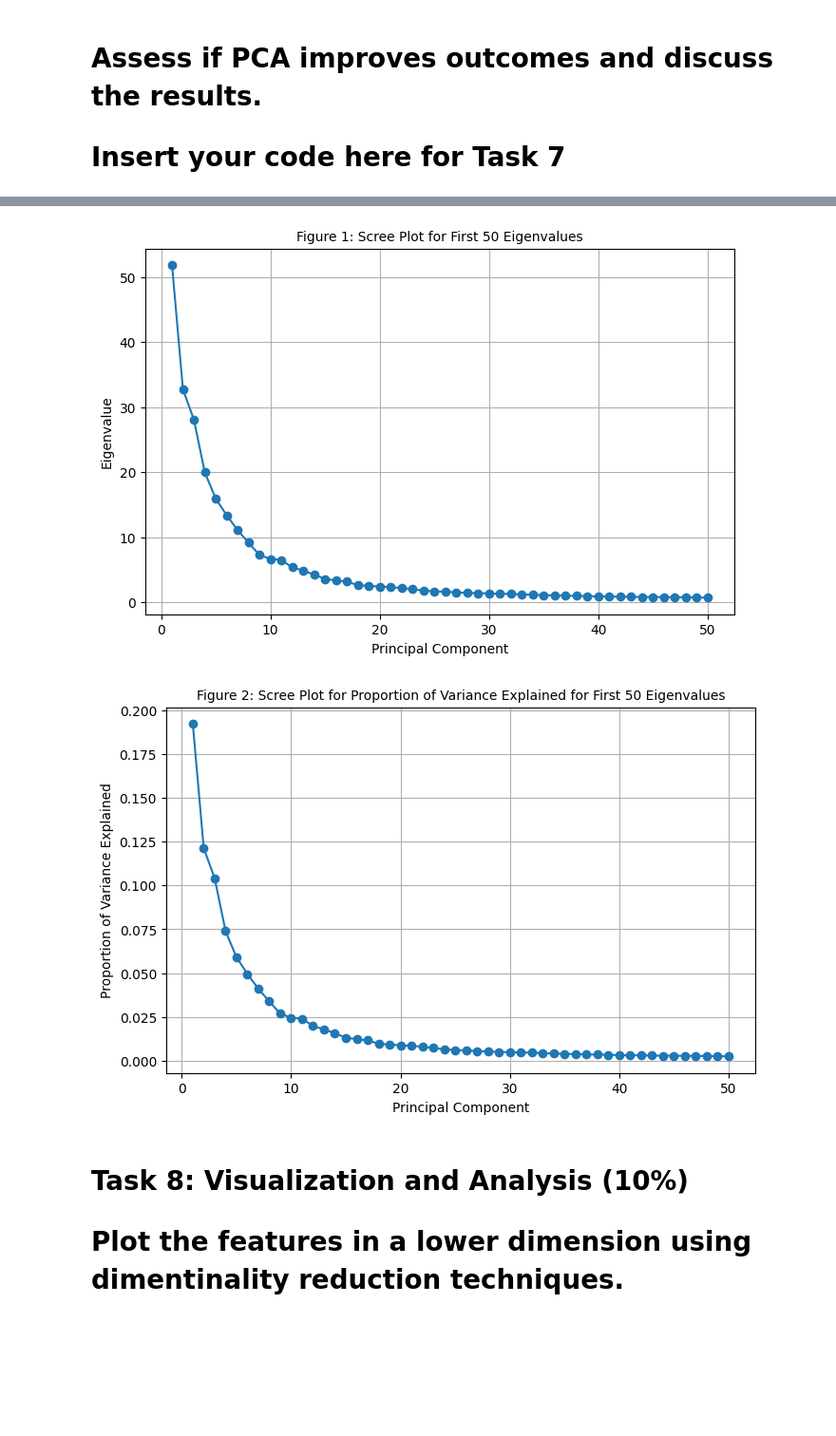
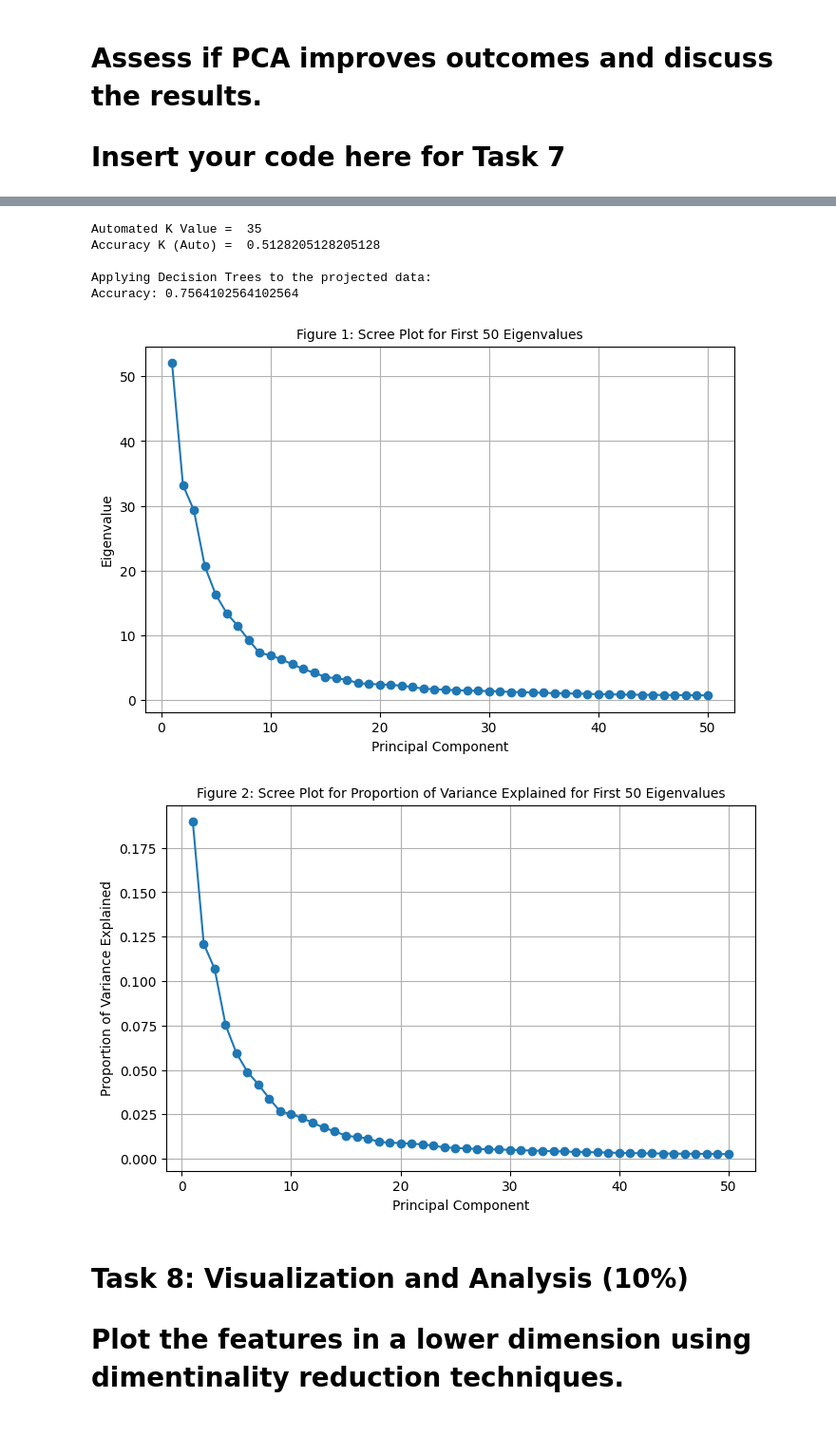
Before and after one commit to meglai/SYDE522, a Jupyter notebook: Assignment1.ipynb, the cells around one changed output, grey strips where cells are left out. Shown at 95% size. Drawn from its saved outputs; the diff is of its cells as text; code cells hidden in the pictures; blank space fills up the shorter version.

Commit message:
applied PCA to data in ridge, k-means, and trees

```diff
--- a/Assignment1.ipynb
+++ b/Assignment1.ipynb
@@ -356,11 +356,20 @@ from scipy.optimize import linear_sum_assignment
 from sklearn.metrics import confusion_matrix
 from sklearn.metrics import accuracy_score
 
+from sklearn.linear_model import Ridge
+
+from sklearn.cluster import AgglomerativeClustering
+from sklearn.tree import DecisionTreeClassifier
+
 # using sklearn's implementation of PCA
 from sklearn.decomposition import PCA
 
+# Applying PCA ------------------------------------------------------------------------------------------------------------
+
+print('\nApplying dimensionality reduction using PCA:')
+
 #check current number of features (dimensions) for each image
-print('Current dimensions:', trainFeatures.shape)
+print('Original dimensions:', trainFeatures.shape)
 
 # project from 1024 dimensions to 50 using PCA to start
 # 50 is a large number of dimensions, but this will allow us to make a scree plot and select an ideal number of PCs
@@ -404,8 +413,31 @@ projected_validation_data = pca_final.transform(validationFeatures)
 print('Reduced dimensions of training data using sklearn for final implementation:', projected_training_data.shape)
 print('Reduced dimensions of validation data using sklearn for final implementation:', projected_validation_data.shape)
 
-# based on previous algorithms used,
+print('By applying PCA for dimensionality reduction, we should have less noise in the data for other clustering and classification methods')
 
+# Applying Ridge Regression ------------------------------------------------------------------------------------------
+
+print('\nApplying Ridge Regression to the projected data:')
+
+#Introduce an adjustable regularization parameter for Ridge
+reg_parameter = 0.05
+
+#Initialize Ridge
+ridge_balanced = Ridge(reg_parameter)
+
+#Fit the Ridge model to the Task 1 outputs
+ridge_balanced.fit(projected_training_data, trainLabelsNum)
+
+#Predict the validation set labels
+validLabels_balanced = ridge_balanced.predict(projected_validation_data)
+
+#MSE for the training and validations sets
+valid_MSE_balanced = mean_squared_error(validationLabelsNum, validLabels_balanced)
+print("Validation MSE", valid_MSE_balanced)
+
+# Applying K-Means Clustering ------------------------------------------------------------------------------------------
+
+print('\nApplying K-Means to the projected data:')
 
 # Apply KMeans clustering to data using K clusters = 20
 kmeans_man_pca = KMeans(n_clusters = 20, random_state = 420)
@@ -420,18 +452,35 @@ accuracy = accuracy_score(validationLabelsNum, prediction_man_mapped)
 print("Accuracy K (20) = ", accuracy)
 
 # set K (auto)
-K = autoK(trainFeatures, max_clusters = 40)
+K = autoK(projected_training_data, max_clusters = 40)
 print("Automated K Value = ", K)
 
 # Apply KMeans clustering to data using K clusters = auto
 kmeans_auto = KMeans(n_clusters = K, random_state = 420)
-kmeans_auto.fit(trainFeatures)
+kmeans_auto.fit(projected_training_data)
 
 # predict test data and map the predicted clusters numbers to the corresponding trained cluster numbers
-prediction_auto = kmeans_auto.predict(validationFeatures)
+prediction_auto = kmeans_auto.predict(projected_validation_data)
 prediction_auto_mapped = map_labels(trainLabelsNum, kmeans_auto.labels_, prediction_auto)
 
 # check accuracy
 accuracy = accuracy_score(validationLabelsNum, prediction_auto_mapped)
 print("Accuracy K (Auto) = ", accuracy)
+
+# Applying Decision Trees --------------------------------------------------------------------------------------------
+
+print('\nApplying Decision Trees to the projected data:')
+
+#Define the clustering model using Decision Tree
+dec_tree_class = DecisionTreeClassifier(max_depth=20, random_state=56)
+
+#Fit the Task 1 output to the clustering model
+dec_tree_class.fit(projected_training_data, trainLabelsNum)
+
+#Produce clusters (labels) for the validation set by prediction
+validation_clusters = dec_tree_class.predict(projected_validation_data)
+
+#Test accuracy using available labels
+accuracy = accuracy_score(validationLabelsNum, validation_clusters)
+print("Accuracy:", accuracy)
 # %% [output]
@@ -442,5 +499,10 @@ Reduced dimensions of validation data using sklearn for final implementation: (7
+Automated K Value =  35
+Accuracy K (Auto) =  0.5128205128205128
+
+Applying Decision Trees to the projected data:
+Accuracy: 0.7564102564102564
 [figure]
-[figure, old version]
+[figure, new version]
 # %% [markdown]
 # Task 8: Visualization and Analysis (10%)
 # Plot the features in a lower dimension using dimentinality reduction techniques.
```
Also changed, not shown: parts of 6 cells of this notebook.
